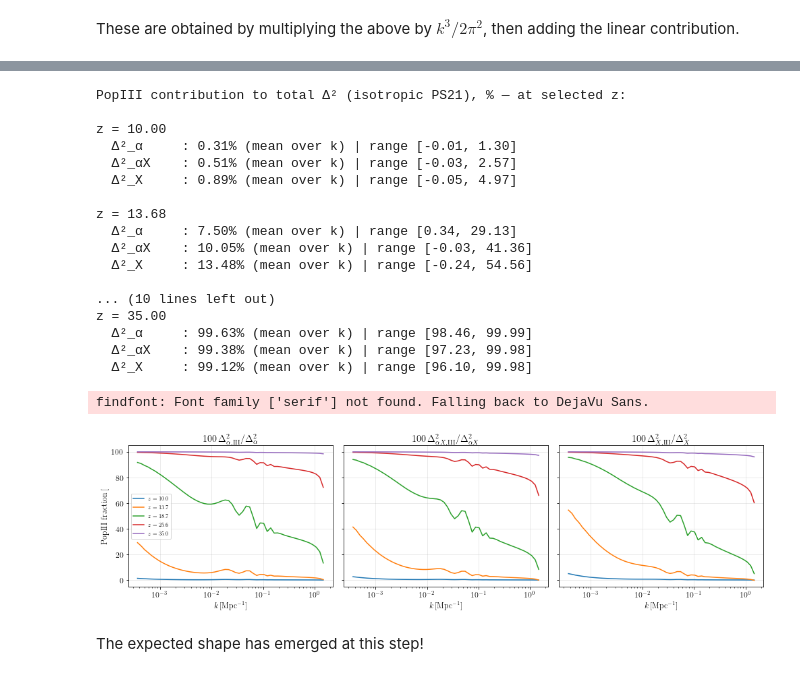
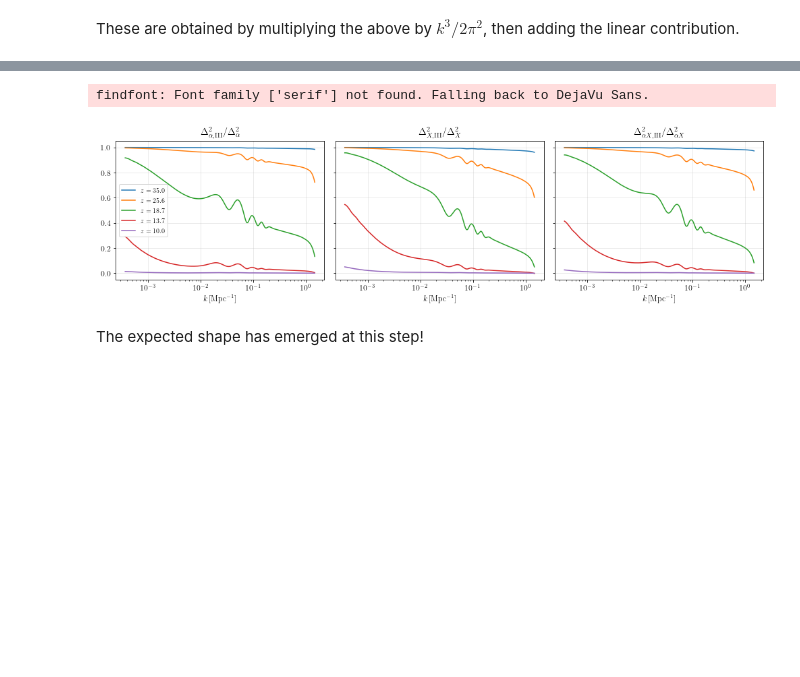
Before and after one commit to ryanyrzh/Zeus21, a Jupyter notebook: aniso_tests/corr_breakdown.ipynb, the cells around one changed output, grey strips where cells are left out. Drawn from its saved outputs; the diff is of its cells as text; code cells hidden in the pictures; blank space fills up the shorter version.

Commit message:
Plot fractional differences

```diff
--- a/aniso_tests/corr_breakdown.ipynb
+++ b/aniso_tests/corr_breakdown.ipynb
@@ -383,16 +384,3 @@ z = 13.68: Peak diff at r = 13.37 Mpc, value = 2.220e-03
 z = 18.71: Peak diff at r = 13.37 Mpc, value = 2.749e-03
 z = 25.59: Peak diff at r = 13.37 Mpc, value = 4.163e-03
 z = 35.00: Peak diff at r = 13.37 Mpc, value = 5.932e-03
-# %%
-# Compute percent difference w.r.t. iso at the peak difference for each chosen z
-percent_diffs = []
-for i, r_peak, xi_peak in zip(idxs, r_peak_vals, xi_peak_vals):
-    # Find the value of the isotropic correlation at r_peak
-    idx_r = np.argmin(np.abs(rlist - r_peak))
-    xi_iso = xi_V_R1R2[i, idx_r]
-    if np.abs(xi_iso) > 0:
-        percent_diff = 100 * xi_peak / xi_iso
-    else:
-        percent_diff = np.nan  # avoid divide by zero
-    percent_diffs.append(percent_diff)
-    print(f"z = {zlist[i]:.2f}: Percent diff at r = {r_peak:.2f} Mpc: {percent_diff:.2f}%")
@@ -733,60 +783,37 @@ array([10.        , 10.16620329, 10.33516894, 10.50694285, 10.6815717 ,
 # %%
 # PopIII fraction of total Δ² in each channel: 100 × (III) / (II + III + II×III)
 Deltasq_xa = PS21.Deltasq_xa
 Deltasq_xaTx = PS21.Deltasq_xaTx
 Deltasq_Tx = PS21.Deltasq_Tx
 
 with np.errstate(divide="ignore", invalid="ignore"):
-    pct_xa_III = 100.0 * Deltasq_xa_III / Deltasq_xa
-    pct_xaTx_III = 100.0 * Deltasq_xaTx_III / Deltasq_xaTx
-    pct_Tx_III = 100.0 * Deltasq_Tx_III / Deltasq_Tx
+    pct_xa_III = Deltasq_xa_III / Deltasq_xa
+    pct_xaTx_III = Deltasq_xaTx_III / Deltasq_xaTx
+    pct_Tx_III = Deltasq_Tx_III / Deltasq_Tx
 
 # Representative redshifts (match the Δ²_III difference plots above)
 idxs_pct = np.unique(np.linspace(0, zlist.shape[0] - 1, 5, dtype=int))
 
-print("PopIII contribution to total Δ² (isotropic PS21), % — at selected z:\n")
-for i in idxs_pct:
-    print(f"z = {zlist[i]:.2f}")
-    print(f"  Δ²_α     : {np.nanmean(pct_xa_III[i]):.2f}% (mean over k) | range [{np.nanmin(pct_xa_III[i]):.2f}, {np.nanmax(pct_xa_III[i]):.2f}]")
-    print(f"  Δ²_αX    : {np.nanmean(pct_xaTx_III[i]):.2f}% (mean over k) | range [{np.nanmin(pct_xaTx_III[i]):.2f}, {np.nanmax(pct_xaTx_III[i]):.2f}]")
-    print(f"  Δ²_X     : {np.nanmean(pct_Tx_III[i]):.2f}% (mean over k) | range [{np.nanmin(pct_Tx_III[i]):.2f}, {np.nanmax(pct_Tx_III[i]):.2f}]")
-    print()
-
 fig, axes = plt.subplots(1, 3, figsize=(14, 4), sharey=True)
 for ax, pct, title in zip(
     axes,
-    [pct_xa_III, pct_xaTx_III, pct_Tx_III],
-    [r"$100\,\Delta^2_{\alpha,\mathrm{III}}/\Delta^2_\alpha$", r"$100\,\Delta^2_{\alpha X,\mathrm{III}}/\Delta^2_{\alpha X}$", r"$100\,\Delta^2_{X,\mathrm{III}}/\Delta^2_X$"],
+    [pct_xa_III, pct_Tx_III, pct_xaTx_III],
+    [r"$\Delta^2_{\alpha,\mathrm{III}}/\Delta^2_\alpha$", r"$\Delta^2_{X,\mathrm{III}}/\Delta^2_X$", r"$\Delta^2_{\alpha X,\mathrm{III}}/\Delta^2_{\alpha X}$"],
 ):
-    for j in idxs_pct:
-        ax.plot(klist, pct[j, :], label=f"$z={zlist[j]:.1f}$")
+    for j in np.flip(idxs_pct):
+        k_dense = np.logspace(np.log10(klist.min()), np.log10(klist.max()), 300)
+        interp_fn = interp1d(klist, pct[j, :], kind='cubic', bounds_error=False, fill_value="extrapolate")
+        pct_dense = interp_fn(k_dense)
+        ax.plot(k_dense, pct_dense, label=f"$z={zlist[j]:.1f}$")
     ax.set_xscale("log")
     ax.set_xlabel(r"$k\,[\mathrm{Mpc}^{-1}]$")
-    ax.set_title(title)
+    ax.set_title(title, pad=10)
     ax.grid(True, alpha=0.3)
-axes[0].set_ylabel("PopIII fraction [%]")
-axes[0].legend(fontsize=8, loc="best")
+axes[0].legend(fontsize=10, loc="best")
 plt.tight_layout()
 # %% [output]
-PopIII contribution to total Δ² (isotropic PS21), % — at selected z:
-
-z = 10.00
-  Δ²_α     : 0.31% (mean over k) | range [-0.01, 1.30]
-  Δ²_αX    : 0.51% (mean over k) | range [-0.03, 2.57]
-  Δ²_X     : 0.89% (mean over k) | range [-0.05, 4.97]
-
-z = 13.68
-  Δ²_α     : 7.50% (mean over k) | range [0.34, 29.13]
-  Δ²_αX    : 10.05% (mean over k) | range [-0.03, 41.36]
-  Δ²_X     : 13.48% (mean over k) | range [-0.24, 54.56]
-
-... (10 lines left out)
-z = 35.00
-  Δ²_α     : 99.63% (mean over k) | range [98.46, 99.99]
-  Δ²_αX    : 99.38% (mean over k) | range [97.23, 99.98]
-  Δ²_X     : 99.12% (mean over k) | range [96.10, 99.98]
+findfont: Font family ['serif'] not found. Falling back to DejaVu Sans.
-findfont: Font family ['serif'] not found. Falling back to DejaVu Sans.
-[figure, old version]
+[figure, new version]
 # %% [markdown]
 The expected shape has emerged at this step!
 # %% [markdown]
```
Also changed, not shown: parts of 12 cells of this notebook.
